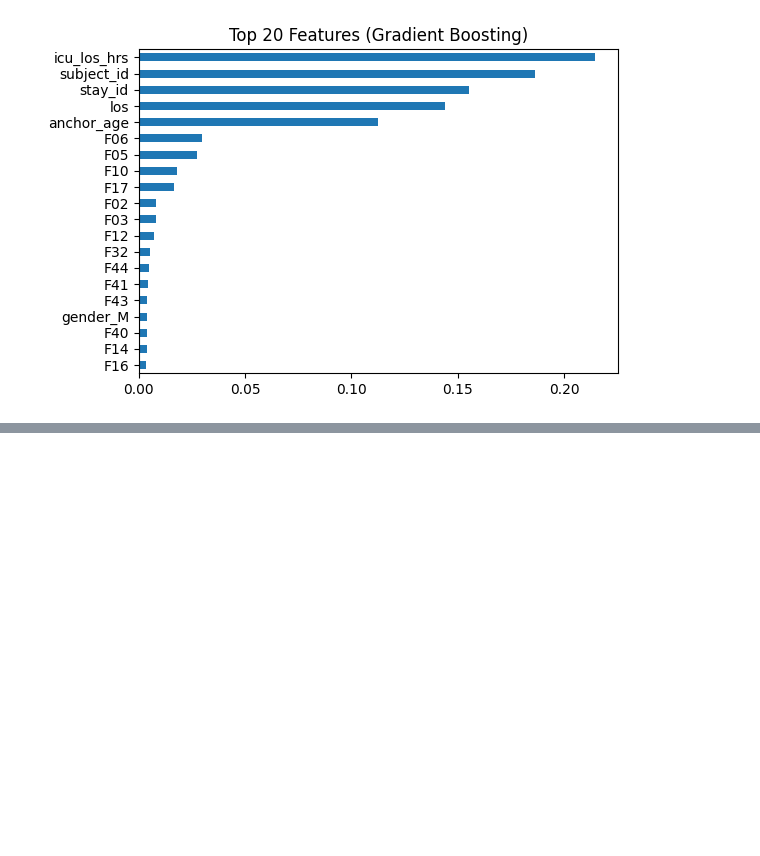
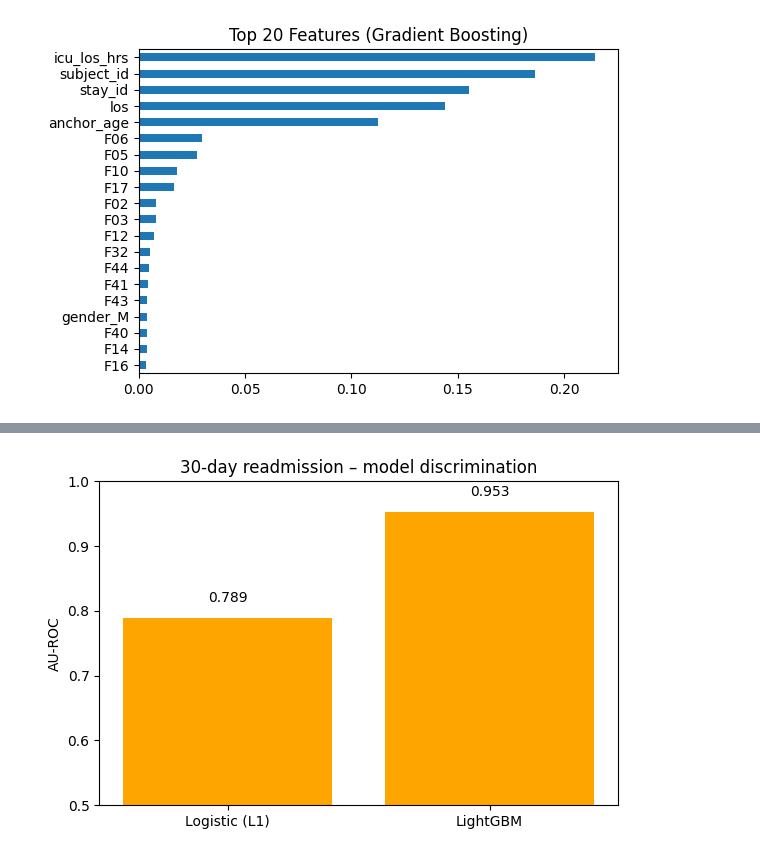
Before and after one commit to datnguyent93/Psychiatric-ICU-Readmission-, a Jupyter notebook: main.ipynb, the cells around one changed output, grey strips where cells are left out. Drawn from its saved outputs; the diff is of its cells as text; code cells hidden in the pictures; blank space fills up the shorter version.

```diff
--- a/main.ipynb
+++ b/main.ipynb
@@ -620,0 +608,25 @@ renal_disease             0.000098
+# %%
+import matplotlib.pyplot as plt
+
+# AU-ROC values from your last run
+models = ['Logistic (L1)', 'LightGBM']
+auc     = [0.7894,         0.9530]
+
+plt.figure(figsize=(6, 4))
+bars = plt.bar(models, auc, color='orange')
+plt.ylim(0.5, 1.0)
+plt.ylabel('AU-ROC')
+plt.title('30-day readmission – model discrimination')
+
+# annotate each bar
+for bar, v in zip(bars, auc):
+    plt.text(bar.get_x() + bar.get_width()/2,
+             v + 0.02,
+             f'{v:.3f}',
+             ha='center',
+             va='bottom')
+
+plt.tight_layout()
+plt.show()
+# %% [output]
+[figure, added]
```
Also changed, not shown: parts of 5 cells of this notebook.
